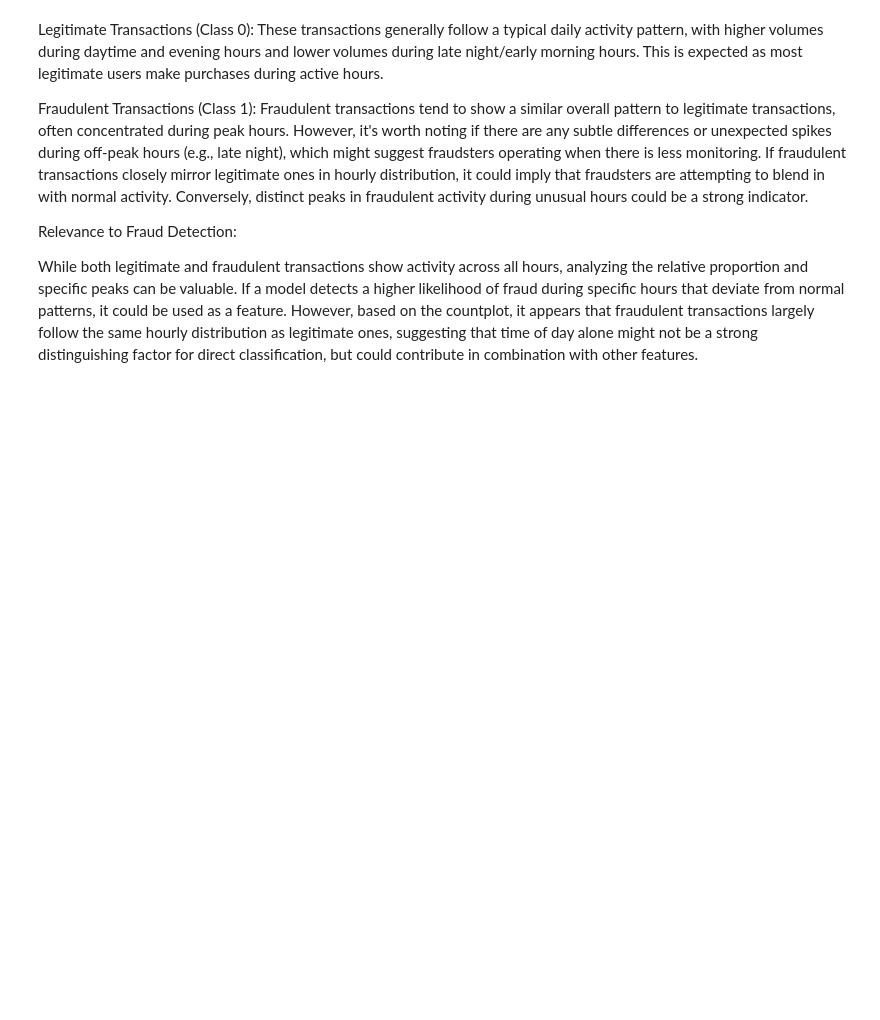
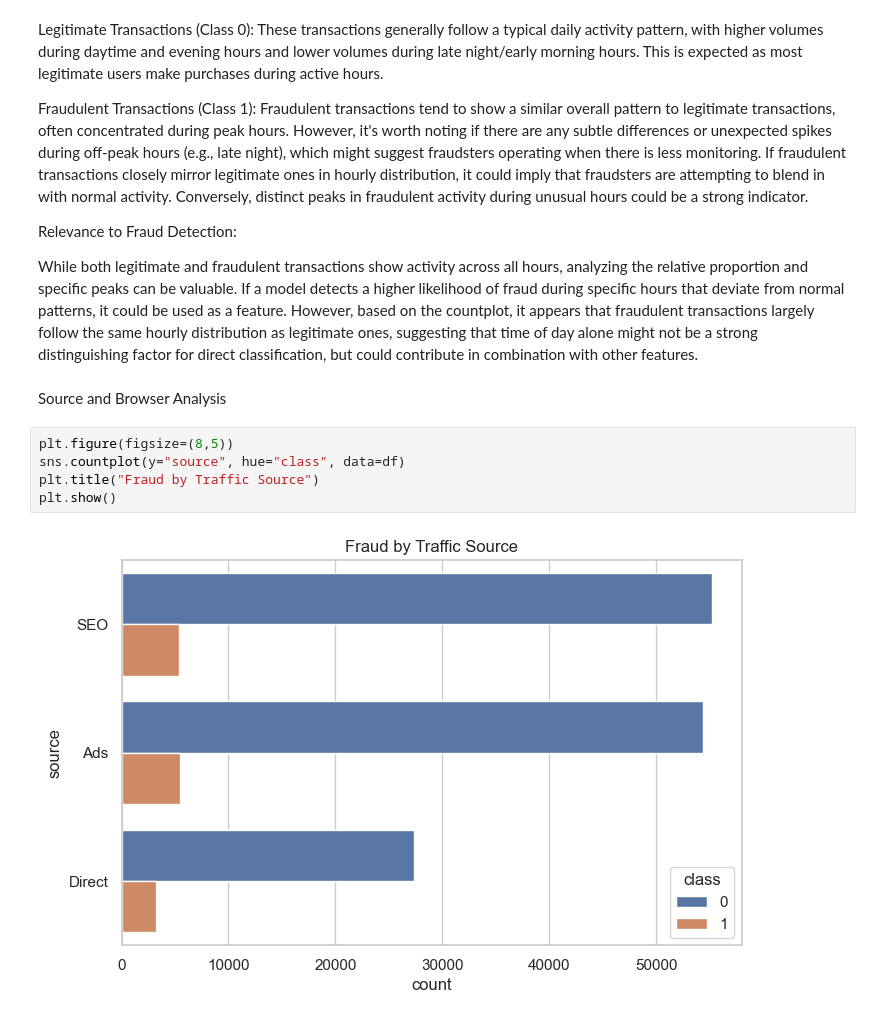
Before and after one commit to Habtu32/fraud-detection, a Jupyter notebook: notebooks/eda-fraud-data.ipynb, the cells around one changed output. Saved outputs shown, nothing was run; the diff lists cells and outputs as text; blank space fills up the shorter version.

```diff
--- a/notebooks/eda-fraud-data.ipynb
+++ b/notebooks/eda-fraud-data.ipynb
@@ -213,3 +216,12 @@ Fraudulent Transactions (Class 1): Fraudulent transactions tend to show a simila
 Relevance to Fraud Detection:
 
 While both legitimate and fraudulent transactions show activity across all hours, analyzing the relative proportion and specific peaks can be valuable. If a model detects a higher likelihood of fraud during specific hours that deviate from normal patterns, it could be used as a feature. However, based on the countplot, it appears that fraudulent transactions largely follow the same hourly distribution as legitimate ones, suggesting that time of day alone might not be a strong distinguishing factor for direct classification, but could contribute in combination with other features.
+# %% [markdown]
+Source and Browser Analysis
+# %%
+plt.figure(figsize=(8,5))
+sns.countplot(y="source", hue="class", data=df)
+plt.title("Fraud by Traffic Source")
+plt.show()
+# %% [output]
+[figure, added]
```
Also changed, not shown: parts of 24 cells of this notebook.
